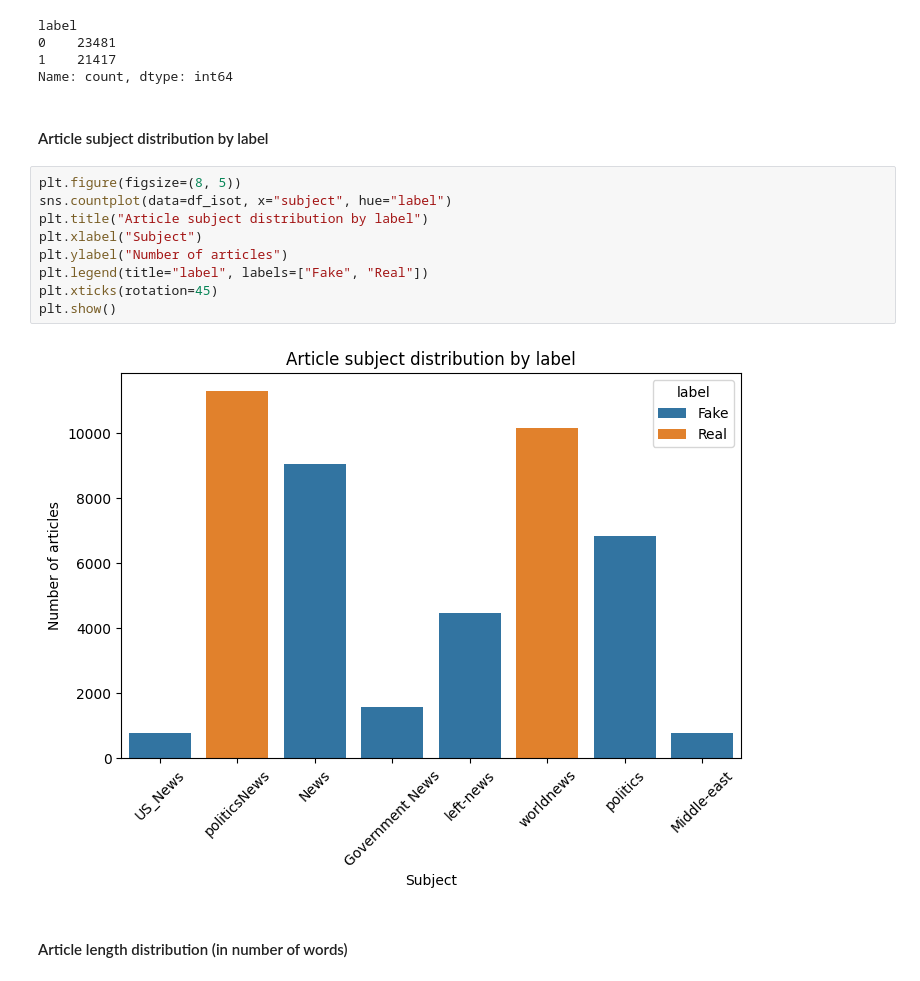
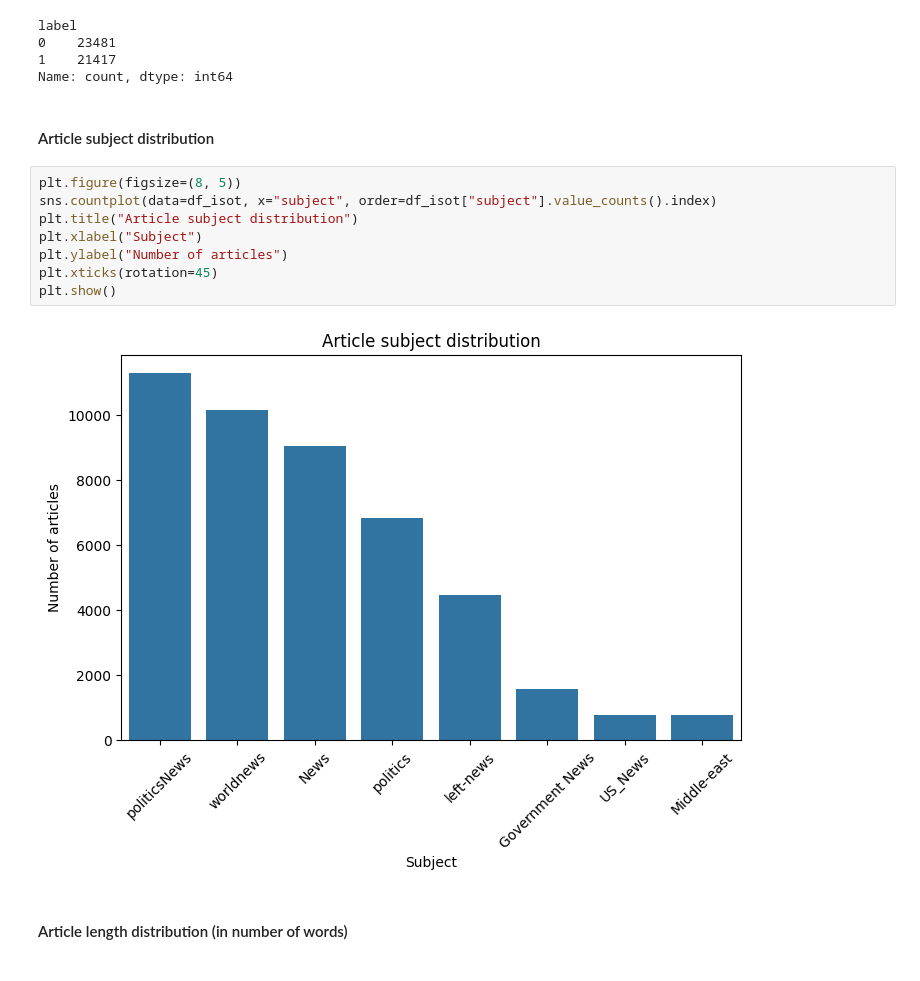
Before and after one commit to lu-julia/fake-news-detection, a Jupyter notebook: isot.ipynb, the cells around one changed output. Saved outputs shown, nothing was run; the diff lists cells and outputs as text.

```diff
--- a/isot.ipynb
+++ b/isot.ipynb
@@ -107,18 +108,17 @@ label
 1    21417
 Name: count, dtype: int64
 # %% [markdown]
-#### Article subject distribution by label
+#### Article subject distribution
 # %%
 plt.figure(figsize=(8, 5))
-sns.countplot(data=df_isot, x="subject", hue="label")
-plt.title("Article subject distribution by label")
+sns.countplot(data=df_isot, x="subject", order=df_isot["subject"].value_counts().index)
+plt.title("Article subject distribution")
 plt.xlabel("Subject")
 plt.ylabel("Number of articles")
-plt.legend(title="label", labels=["Fake", "Real"])
 plt.xticks(rotation=45)
 plt.show()
 # %% [output]
-[figure, old version]
+[figure, new version]
 # %% [markdown]
 #### Article length distribution (in number of words)
 # %%
```
Also changed, not shown: parts of 6 cells of this notebook, 25 other files.
